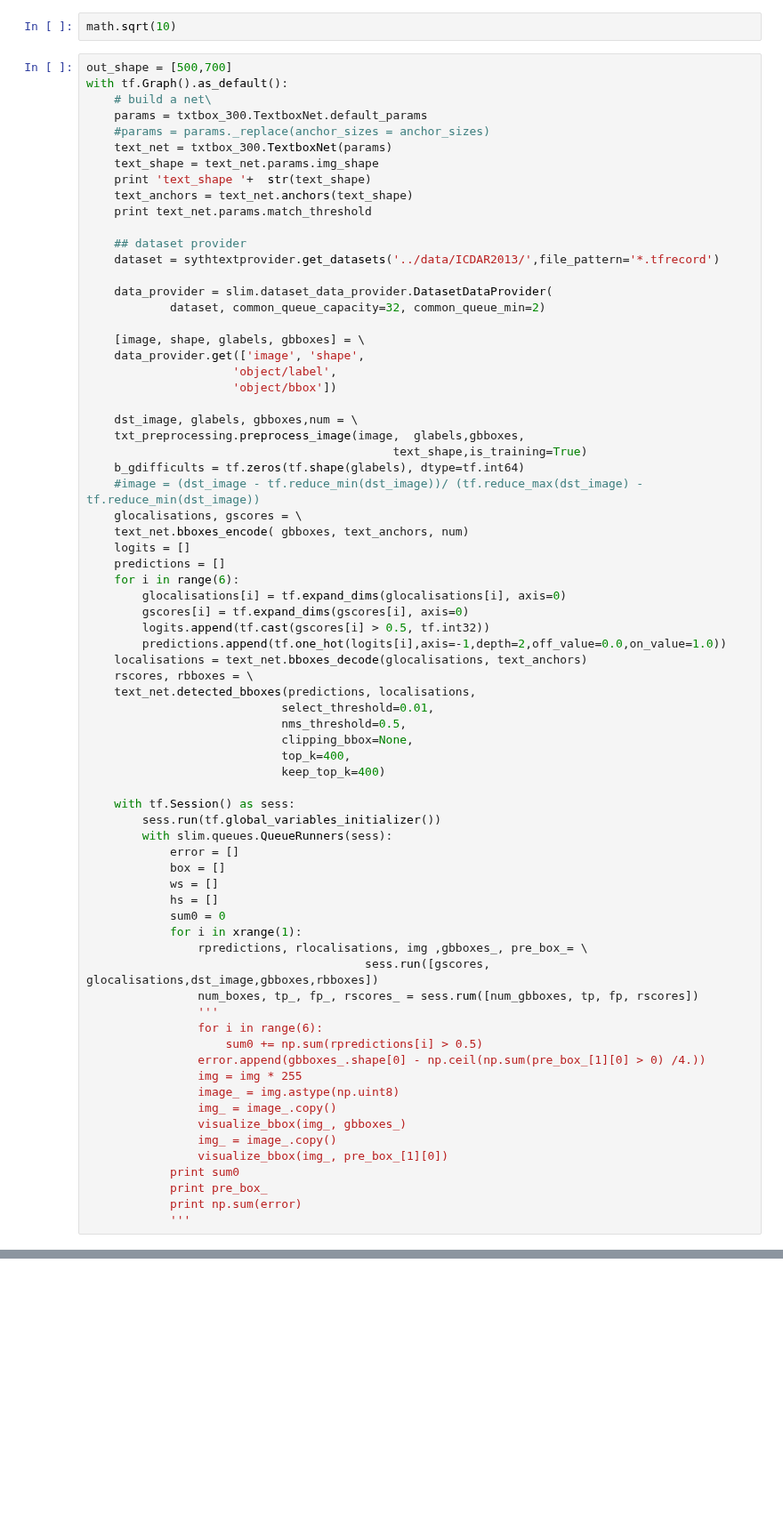
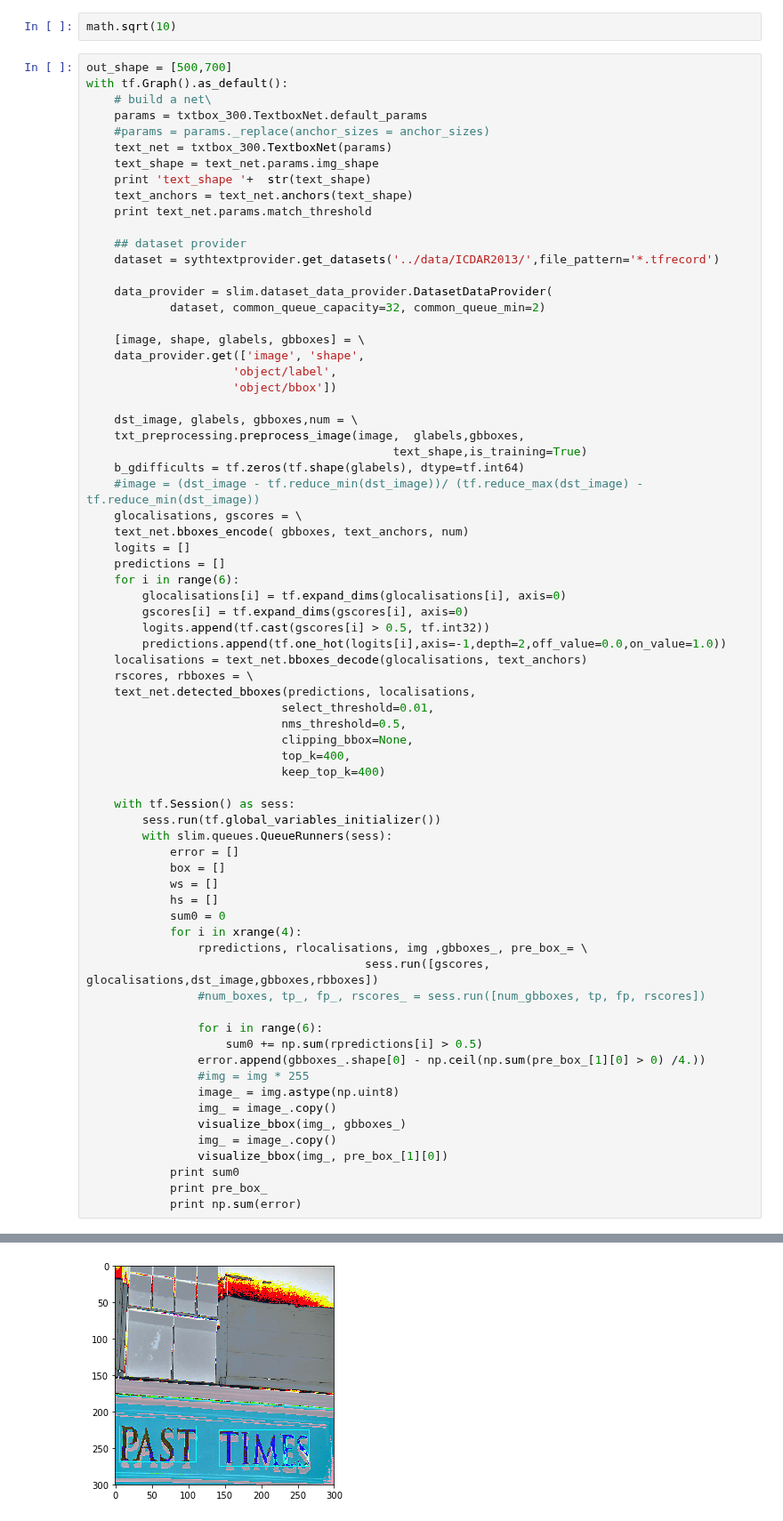
Before and after one commit to bindung/TextBoxes-TensorFlow, a Jupyter notebook: Notes/Untitled.ipynb, the cells around one changed output, grey strips where cells are left out. Shown at 89% size. Saved outputs shown, nothing was run; the diff lists cells and outputs as text; blank space fills up the shorter version.

```diff
--- a/Notes/Untitled.ipynb
+++ b/Notes/Untitled.ipynb
@@ -134,15 +134,15 @@ with tf.Graph().as_default():
             ws = []
             hs = []
             sum0 = 0
-            for i in xrange(1):
+            for i in xrange(4):
                 rpredictions, rlocalisations, img ,gbboxes_, pre_box_= \
                                         sess.run([gscores, glocalisations,dst_image,gbboxes,rbboxes])
-                num_boxes, tp_, fp_, rscores_ = sess.rum([num_gbboxes, tp, fp, rscores])
-                '''
+                #num_boxes, tp_, fp_, rscores_ = sess.run([num_gbboxes, tp, fp, rscores])
+
                 for i in range(6):
                     sum0 += np.sum(rpredictions[i] > 0.5)
                 error.append(gbboxes_.shape[0] - np.ceil(np.sum(pre_box_[1][0] > 0) /4.))
-                img = img * 255
+                #img = img * 255
                 image_ = img.astype(np.uint8)
                 img_ = image_.copy()
                 visualize_bbox(img_, gbboxes_)
@@ -151,4 +151,4 @@ with tf.Graph().as_default():
             print sum0
             print pre_box_
             print np.sum(error)
-            '''
+# %% [output]
@@ -154,0 +158 @@ with tf.Graph().as_default():
+[figure, added]
```
Also changed, not shown: parts of 5 cells of this notebook, 3 other files.
